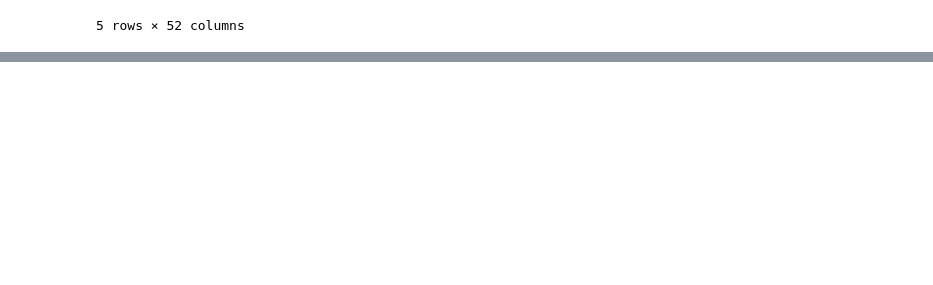
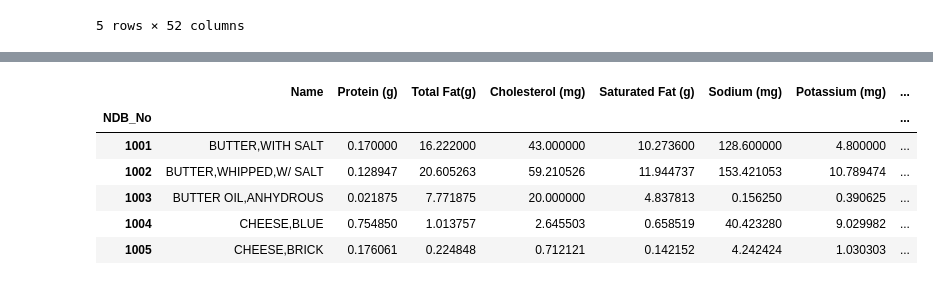
Before and after one commit to jaideng123/FoodDude, a Jupyter notebook: Food Dude.ipynb, the cells around one changed output, grey strips where cells are left out. Saved outputs shown, nothing was run; the diff lists cells and outputs as text; code cells hidden in the pictures; blank space fills up the shorter version.

```diff
--- a/Food Dude.ipynb
+++ b/Food Dude.ipynb
@@ -19,0 +26,22 @@ foods.head()
+# %%
+#Rename some of our columns to something a bit easier on the eyes
+foods = foods.rename(index=str,columns={'Shrt_Desc':'Name','Protein_(g)':'Protein (g)','Lipid_Tot_(g)':'Total Fat(g)','Cholestrl_(mg)':'Cholesterol (mg)',
+               'FA_Sat_(g)':'Saturated Fat (g)','Sodium_(mg)':'Sodium (mg)','Potassium_(mg)':'Potassium (mg)',
+               'Carbohydrt_(g)':'Carbohydrates (g)','Fiber_TD_(g)':'Fiber (g)','GmWt_1':'Weight (g)'})
+# Look at a specific subset of nutrients
+nutrients = ['Name','Protein (g)','Total Fat(g)','Cholesterol (mg)',
+               'Saturated Fat (g)','Sodium (mg)','Potassium (mg)',
+               'Carbohydrates (g)','Fiber (g)','Weight (g)']
+foods = foods[nutrients]
+foods = foods.fillna(0)
+# Get rid of foods we dont have serving sizes for
+foods = foods[foods.apply(lambda x:x['Weight (g)'] > 0, axis=1)]
+foods.head()
+# %% [output]
+|  | Name | Protein (g) | Total Fat(g) | Cholesterol (mg) | Saturated Fat (g) | Sodium (mg) | Potassium (mg) | ... |
+| NDB_No |  |  |  |  |  |  |  | ... |
+| 1001 | BUTTER,WITH SALT | 0.170000 | 16.222000 | 43.000000 | 10.273600 | 128.600000 | 4.800000 | ... |
+| 1002 | BUTTER,WHIPPED,W/ SALT | 0.128947 | 20.605263 | 59.210526 | 11.944737 | 153.421053 | 10.789474 | ... |
+| 1003 | BUTTER OIL,ANHYDROUS | 0.021875 | 7.771875 | 20.000000 | 4.837813 | 0.156250 | 0.390625 | ... |
+| 1004 | CHEESE,BLUE | 0.754850 | 1.013757 | 2.645503 | 0.658519 | 40.423280 | 9.029982 | ... |
+| 1005 | CHEESE,BRICK | 0.176061 | 0.224848 | 0.712121 | 0.142152 | 4.242424 | 1.030303 | ... |
```
Also changed, not shown: parts of 11 cells of this notebook, 1 other file.
